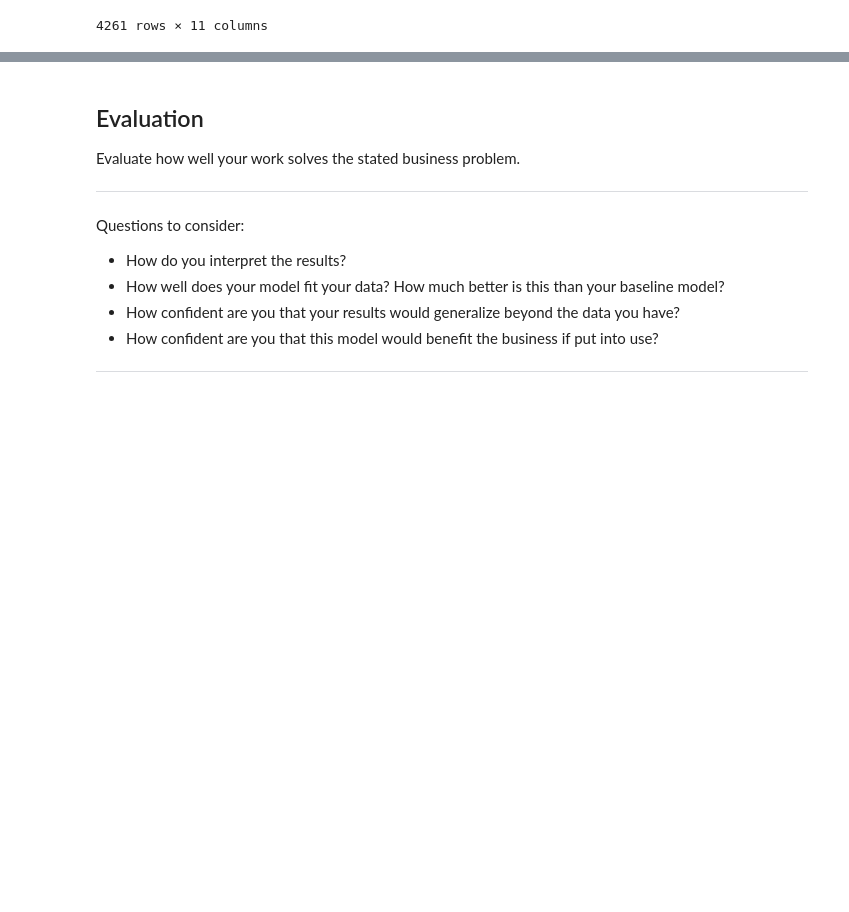
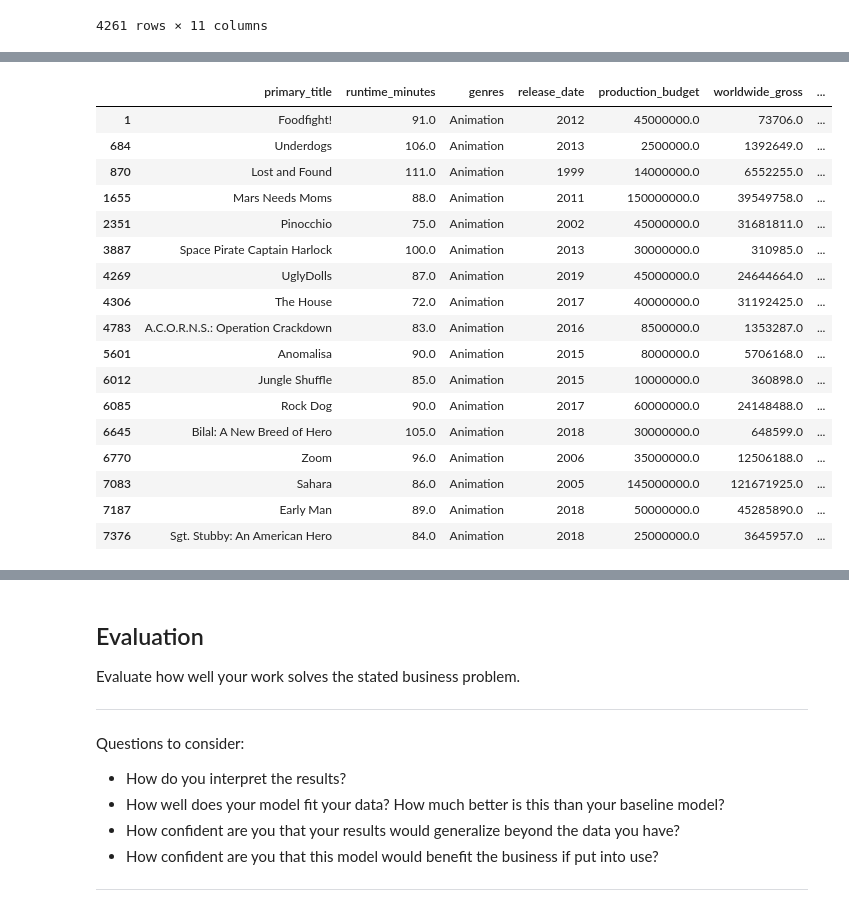
Before and after one commit to sierrajul/Microsoft-Movie-Analysis, a Jupyter notebook: dsc-phase1-project-template.ipynb, the cells around one changed output, grey strips where cells are left out. Saved outputs shown, nothing was run; the diff lists cells and outputs as text; code cells hidden in the pictures; blank space fills up the shorter version.

```diff
--- a/dsc-phase1-project-template.ipynb
+++ b/dsc-phase1-project-template.ipynb
@@ -632,0 +660,23 @@ df_rt_adj
+# %%
+# look only at animation movies that didn't made profit
+df_ani_rtroinp = df_rt_noprof.loc[df_rt_noprof['genres'] == 'Animation']
+df_ani_rtroinp
+# %% [output]
+|  | primary_title | runtime_minutes | genres | release_date | production_budget | worldwide_gross | ... |
+| 1 | Foodfight! | 91.0 | Animation | 2012 | 45000000.0 | 73706.0 | ... |
+| 684 | Underdogs | 106.0 | Animation | 2013 | 2500000.0 | 1392649.0 | ... |
+| 870 | Lost and Found | 111.0 | Animation | 1999 | 14000000.0 | 6552255.0 | ... |
+| 1655 | Mars Needs Moms | 88.0 | Animation | 2011 | 150000000.0 | 39549758.0 | ... |
+| 2351 | Pinocchio | 75.0 | Animation | 2002 | 45000000.0 | 31681811.0 | ... |
+| 3887 | Space Pirate Captain Harlock | 100.0 | Animation | 2013 | 30000000.0 | 310985.0 | ... |
+| 4269 | UglyDolls | 87.0 | Animation | 2019 | 45000000.0 | 24644664.0 | ... |
+| 4306 | The House | 72.0 | Animation | 2017 | 40000000.0 | 31192425.0 | ... |
+| 4783 | A.C.O.R.N.S.: Operation Crackdown | 83.0 | Animation | 2016 | 8500000.0 | 1353287.0 | ... |
+| 5601 | Anomalisa | 90.0 | Animation | 2015 | 8000000.0 | 5706168.0 | ... |
+| 6012 | Jungle Shuffle | 85.0 | Animation | 2015 | 10000000.0 | 360898.0 | ... |
+| 6085 | Rock Dog | 90.0 | Animation | 2017 | 60000000.0 | 24148488.0 | ... |
+| 6645 | Bilal: A New Breed of Hero | 105.0 | Animation | 2018 | 30000000.0 | 648599.0 | ... |
+| 6770 | Zoom | 96.0 | Animation | 2006 | 35000000.0 | 12506188.0 | ... |
+| 7083 | Sahara | 86.0 | Animation | 2005 | 145000000.0 | 121671925.0 | ... |
+| 7187 | Early Man | 89.0 | Animation | 2018 | 50000000.0 | 45285890.0 | ... |
+| 7376 | Sgt. Stubby: An American Hero | 84.0 | Animation | 2018 | 25000000.0 | 3645957.0 | ... |
```
Also changed, not shown: parts of 14 cells of this notebook.
